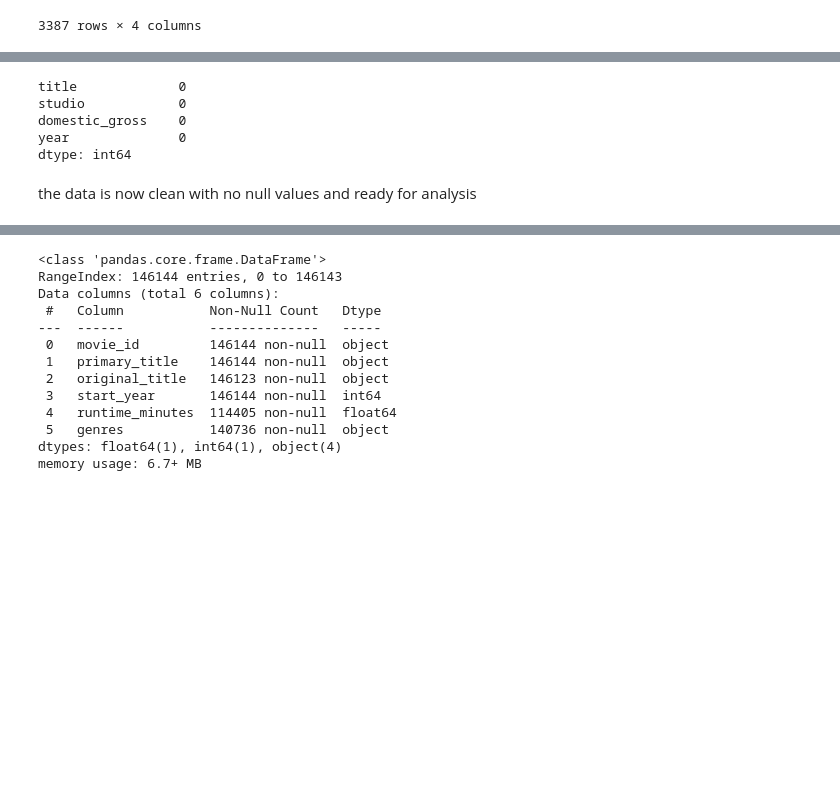
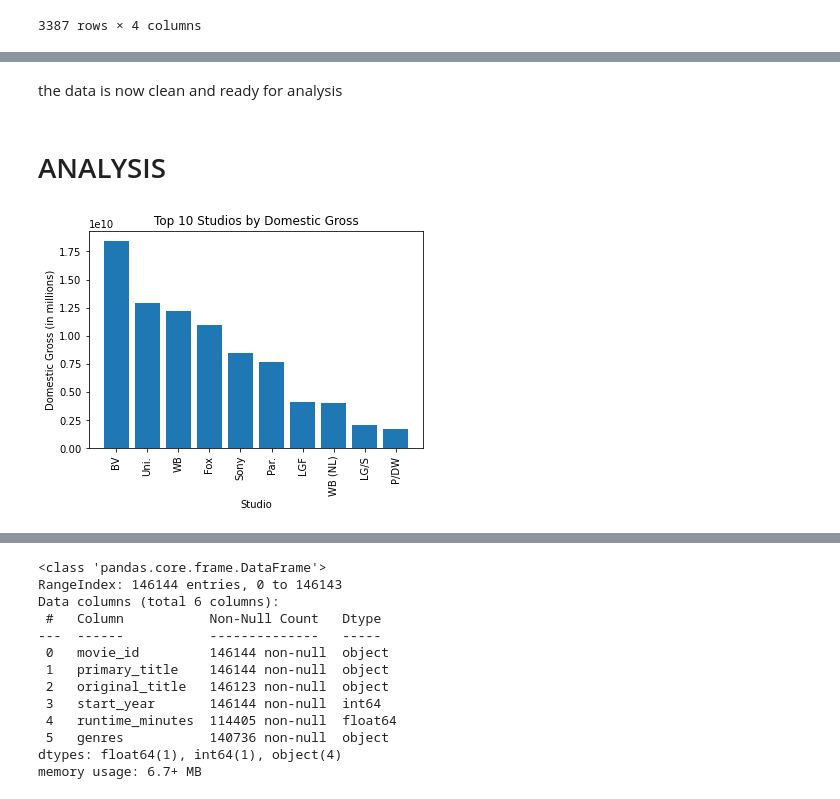
Before and after one commit to Grace-01-cell/dsc-phase-1-project-v2-4, a Jupyter notebook: student.ipynb, the cells around one changed output, grey strips where cells are left out. Drawn from its saved outputs; the diff is of its cells as text; code cells hidden in the pictures; blank space fills up the shorter version.

```diff
--- a/student.ipynb
+++ b/student.ipynb
@@ -18,6 +27,6 @@ import matplotlib.pyplot as plt
 # %%
 # Your code here - remember to use markdown cells for comments as well!
 import pandas as pd
-data = pd.read_csv("data/bom.movie_gross.csv")
+data = pd.read_csv("data2/bom.movie_gross.csv")
 data
 # %% [output]
@@ -165,10 +206,18 @@ data.head()
-# %%
-data.isna().sum()
-# %% [output]
-title             0
-studio            0
-domestic_gross    0
-year              0
-dtype: int64
 # %% [markdown]
-the data is now clean with no null values  and ready for  analysis
+the data is now clean and ready for analysis
+# %% [markdown]
+# ANALYSIS
+# %%
+studio_data = data.groupby('studio')['domestic_gross'].sum().sort_values(ascending=False)
+# %%
+top_10_studios = studio_data[:10]
+# %%
+
+plt.bar(top_10_studios.index, top_10_studios.values)
+plt.xticks(rotation=90)
+plt.xlabel('Studio')
+plt.ylabel('Domestic Gross (in millions)')
+plt.title('Top 10 Studios by Domestic Gross')
+plt.show()
+# %% [output]
+[figure, added]
```
Also changed, not shown: parts of 114 cells of this notebook, 9 other files.
